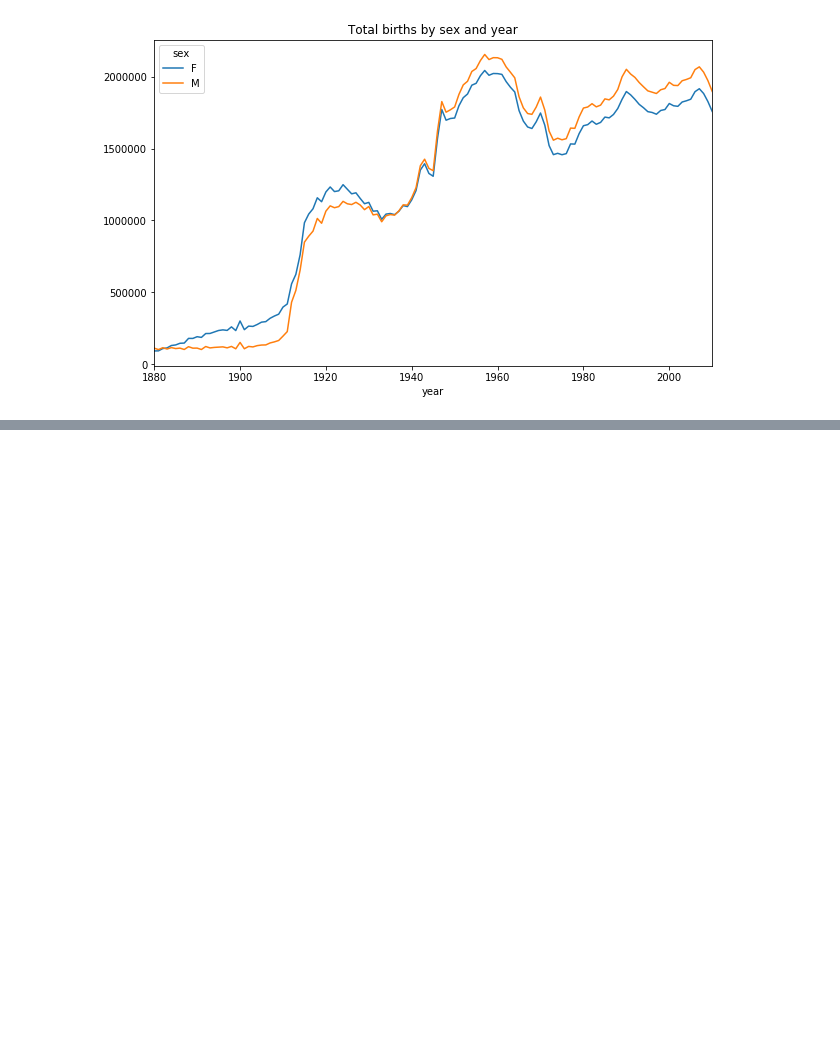
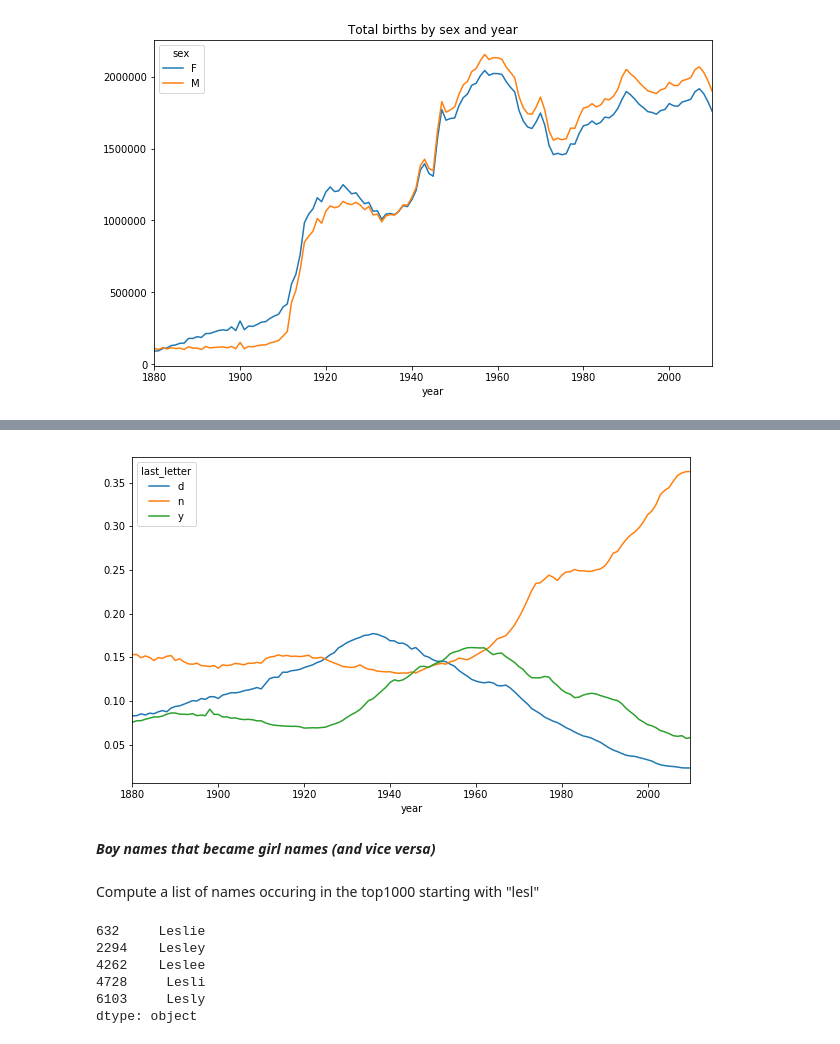
Before and after one commit to Gakun/python_for_data_analysis, a Jupyter notebook: CH14 - Data Analysis Examples.ipynb, the cells around one changed output, grey strips where cells are left out. Saved outputs shown, nothing was run; the diff lists cells and outputs as text; code cells hidden in the pictures; blank space fills up the shorter version.

```diff
--- a/CH14 - Data Analysis Examples.ipynb
+++ b/CH14 - Data Analysis Examples.ipynb
@@ -735,0 +853,5 @@ plt.show()
+# %%
+last_letters.name = 'last_letter'
+# %%
+table = names.pivot_table('birth', index=last_letters,
+                         columns=['sex', 'year'], aggfunc=sum)
@@ -735,0 +905,4 @@ plt.show()
+# %%
+letter_prop = table / table.sum()
+# %%
+dny_ts = letter_prop.loc[['d', 'n', 'y'], 'M'].T
@@ -735,0 +919,9 @@ plt.show()
+# %%
+dny_ts.plot()
+plt.show()
+# %% [output]
+[figure, added]
+# %% [markdown]
+***Boy names that became girl names (and vice versa)***
+# %% [markdown]
+Compute a list of names occuring in the top1000 starting with "lesl"
@@ -735,0 +932,9 @@ plt.show()
+# %%
+lesley_like
+# %% [output]
+632     Leslie
+2294    Lesley
+4262    Leslee
+4728     Lesli
+6103     Lesly
+dtype: object
```
Also changed, not shown: parts of 58 cells of this notebook.
